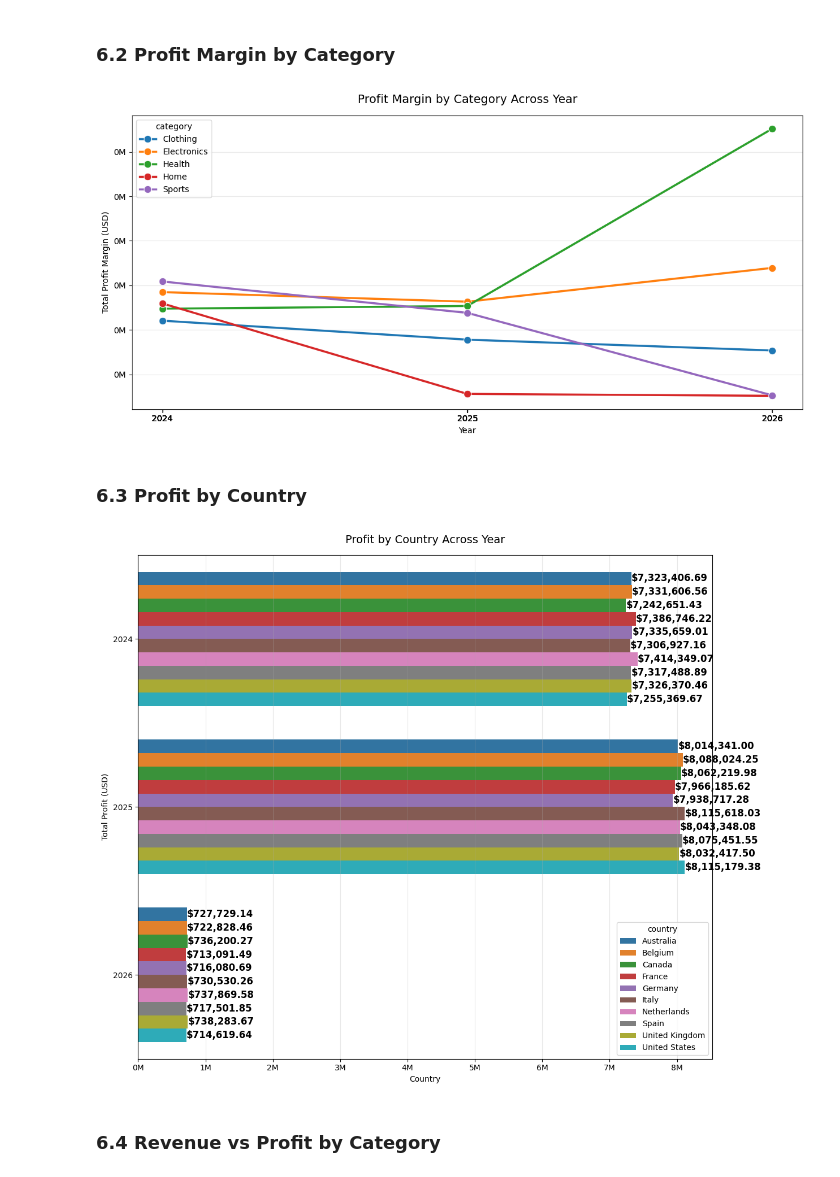
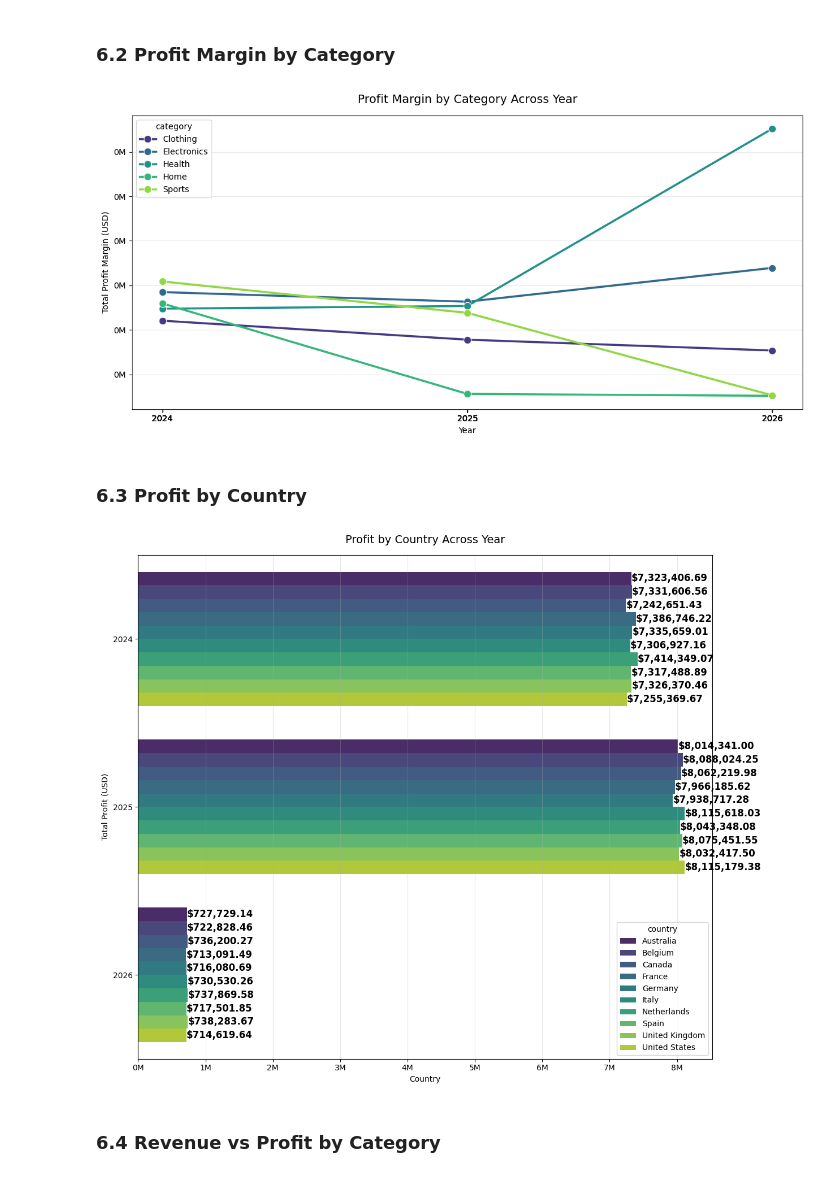
Before and after one commit to judiellegaspina/Ecommerce-EDA-and-Sales-Prediction, a Jupyter notebook: 05_Sales_Analysis.ipynb, the cells around one changed output. Saved outputs shown, nothing was run; the diff lists cells and outputs as text; code cells hidden in the pictures.

```diff
--- a/05_Sales_Analysis.ipynb
+++ b/05_Sales_Analysis.ipynb
@@ -319,7 +319,7 @@ ax = sns.barplot(
     x='unit_price_usd',
     y='category',
     hue='price_tier',
-    palette='tab10',
+    palette='viridis',
     orient='h'
 )
 
@@ -492,7 +492,7 @@ ax = sns.barplot(
     data=order_value_revenue,
     x='order_value_segment',
     y='net_revenue_usd',
-    palette=sns.color_palette('hls',4),
+    palette='viridis',
     hue='order_value_segment',
     legend=False
 )
@@ -717,7 +717,7 @@ ax = sns.barplot(
     x='revenue_pct',
     y='order_value_segment',
     hue='customer_segment',
-    palette=sns.color_palette('hls', 3),
+    palette='viridis',
     orient='h'
 )
 
@@ -797,7 +797,7 @@ ax = sns.lineplot(
     marker='o',
     markersize=9,
     linewidth=2.5,
-    palette='tab10',
+    palette='viridis',
     hue='category'
 )
 
@@ -810,7 +810,7 @@ plt.grid(axis='y', alpha=0.3)
 plt.tight_layout()
 plt.show()
 # %% [output]
-[figure, old version]
+[figure, new version]
 # %% [markdown]
 ### 6.3 Profit by Country
 # %%
@@ -824,35 +824,35 @@ profit_country = (
 plt.figure(figsize=(12, 10))
 
 ax = sns.barplot(
     data=profit_country,
     x='profit_usd',
     y='order_year',
-    palette='tab10',
+    palette='viridis',
     hue='country',
     orient='h'
 )
 
 # Add value labels on each marker
 for container in ax.containers:
     ax.bar_label(
         container,
         labels=[f'${v:,.2f}' for v in container.datavalues],
         label_type='edge',
         color='black',
         fontsize=12,
         fontweight='bold'
     )
 
 plt.title('Profit by Country Across Year', fontsize=14, pad=15)
 plt.xlabel('Country')
 plt.ylabel('Total Profit (USD)')
 # plt.xticks(profit_country['order_year'])
 plt.gca().xaxis.set_major_formatter(plt.FuncFormatter(lambda x, _: f'{x/1e6:.0f}M'))
 plt.grid(axis='x', alpha=0.3)
 plt.tight_layout()
 plt.show()
 # %% [output]
-[figure, old version]
+[figure, new version]
 # %% [markdown]
 ### 6.4 Revenue vs Profit by Category
 # %%
```
Also changed, not shown: parts of 6 cells of this notebook.
